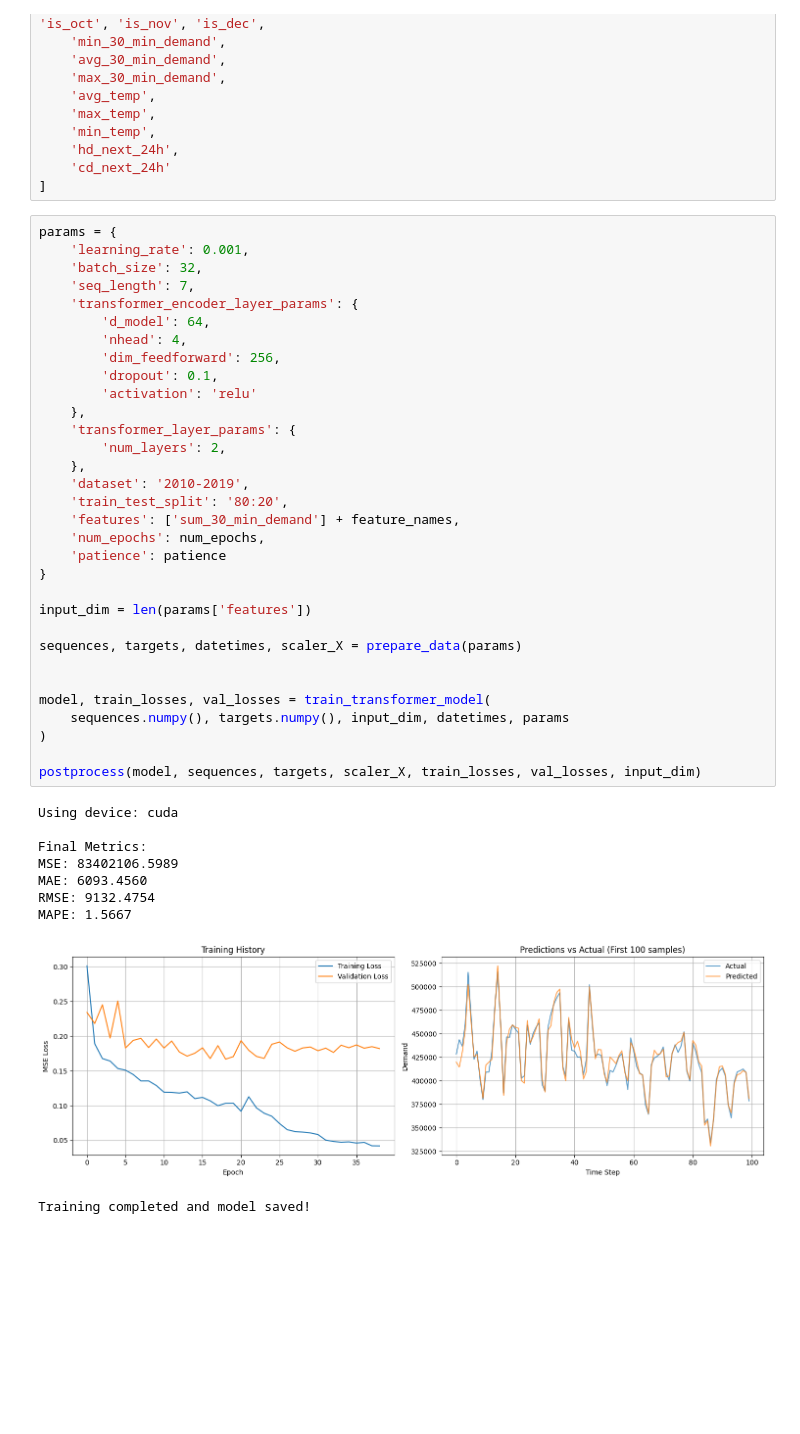
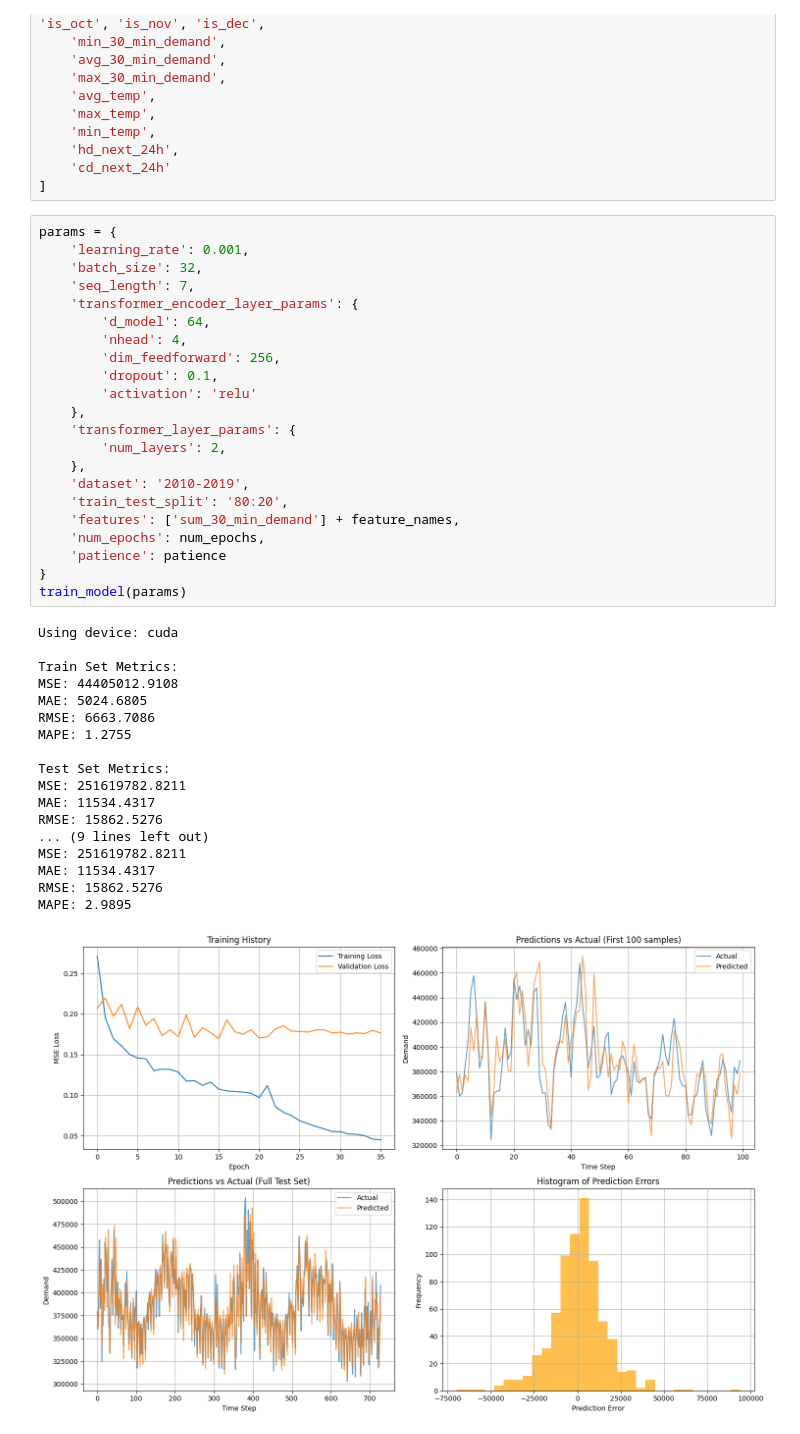
Before and after one commit to harrybirdnz/ZZSC9020-Group_F, a Jupyter notebook: individual/harry/model/2010_2019/80:20/all_features.ipynb, the cells around one changed output. Drawn from its saved outputs; the diff is of its cells as text; blank space fills up the shorter version.

```diff
--- a/individual/harry/model/2010_2019/80:20/all_features.ipynb
+++ b/individual/harry/model/2010_2019/80:20/all_features.ipynb
@@ -21,45 +21,44 @@ feature_names = [
 # %%
 params = {
     'learning_rate': 0.001,
     'batch_size': 32,
     'seq_length': 7,
     'transformer_encoder_layer_params': {
         'd_model': 64,
         'nhead': 4,
         'dim_feedforward': 256,
         'dropout': 0.1,
         'activation': 'relu'
     },
     'transformer_layer_params': {
         'num_layers': 2,
     },
     'dataset': '2010-2019',
     'train_test_split': '80:20',
     'features': ['sum_30_min_demand'] + feature_names,
     'num_epochs': num_epochs,
     'patience': patience
 }
-
-input_dim = len(params['features'])
-
-sequences, targets, datetimes, scaler_X = prepare_data(params)
-
-
-model, train_losses, val_losses = train_transformer_model(
-    sequences.numpy(), targets.numpy(), input_dim, datetimes, params
-)
-
-postprocess(model, sequences, targets, scaler_X, train_losses, val_losses, input_dim)
+train_model(params)
 # %% [output]
 Using device: cuda
 
-Final Metrics:
-MSE: 83402106.5989
-MAE: 6093.4560
-RMSE: 9132.4754
-MAPE: 1.5667
+Train Set Metrics:
+MSE: 44405012.9108
+MAE: 5024.6805
+RMSE: 6663.7086
+MAPE: 1.2755
+
+Test Set Metrics:
+MSE: 251619782.8211
+MAE: 11534.4317
+RMSE: 15862.5276
+... (9 lines left out)
+MSE: 251619782.8211
+MAE: 11534.4317
+RMSE: 15862.5276
+MAPE: 2.9895
-[figure, old version]
+[figure, new version]
-Training completed and model saved!
 # %%
 params = {
     'learning_rate': 0.001,
```
Also changed, not shown: parts of 5 cells of this notebook, 9 other files.
